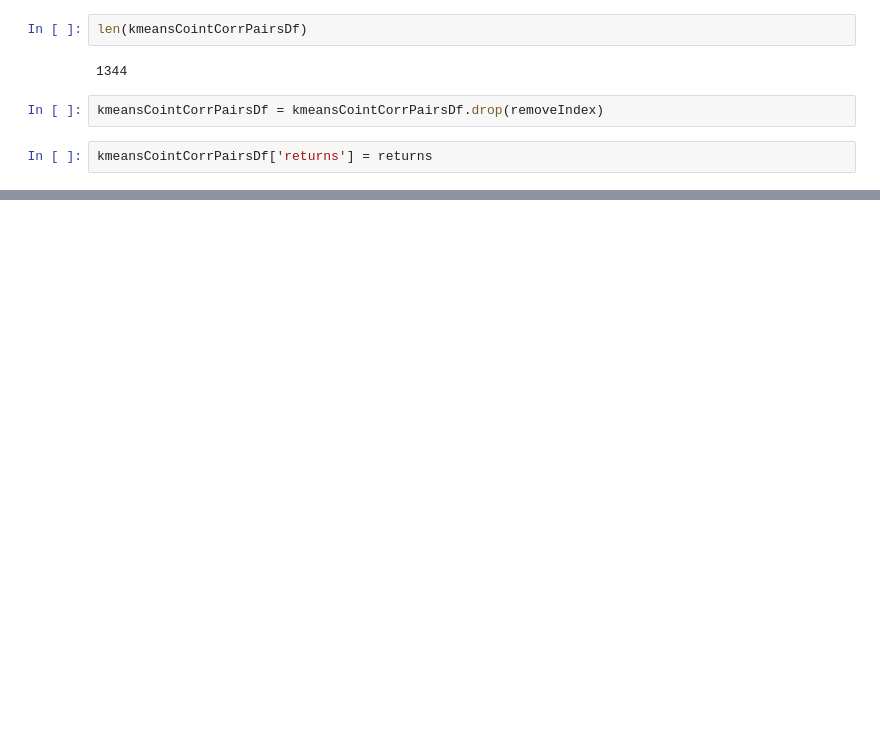
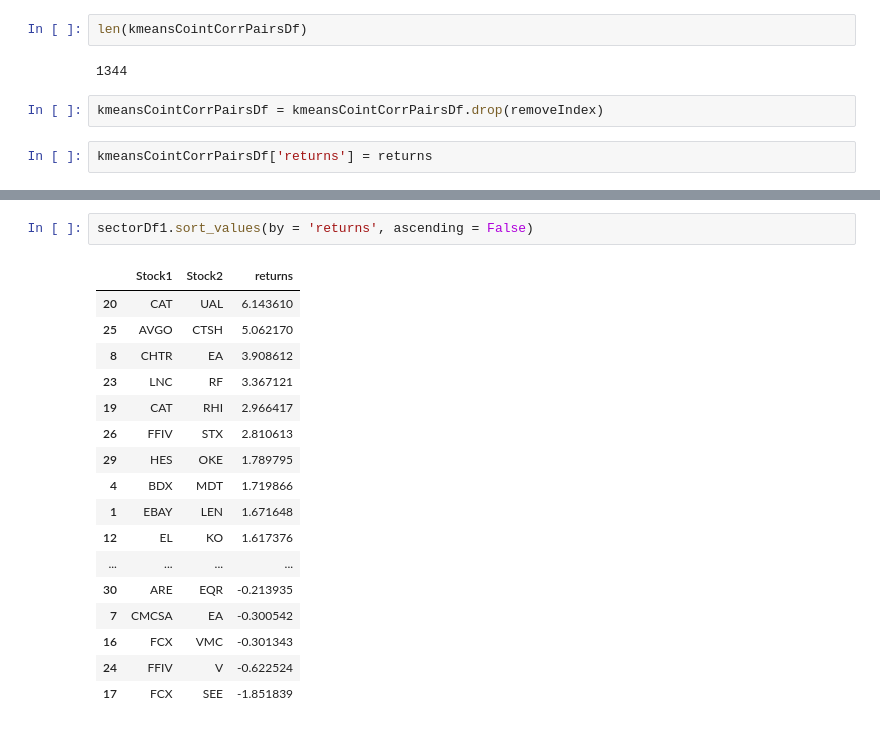
Before and after one commit to NandhithaR/PairsTrading, a Jupyter notebook: TradingSignal-KalmanFilter.ipynb, the cells around one changed output, grey strips where cells are left out. Cells and saved outputs as stored; diff of their text form; blank space fills up the shorter version.

```diff
--- a/TradingSignal-KalmanFilter.ipynb
+++ b/TradingSignal-KalmanFilter.ipynb
@@ -210,0 +380,20 @@ kmeansCointCorrPairsDf.sort_values(by = 'returns', ascending = False)
+# %%
+sectorDf1.sort_values(by = 'returns', ascending = False)
+# %% [output]
+|  | Stock1 | Stock2 | returns |
+| 20 | CAT | UAL | 6.143610 |
+| 25 | AVGO | CTSH | 5.062170 |
+| 8 | CHTR | EA | 3.908612 |
+| 23 | LNC | RF | 3.367121 |
+| 19 | CAT | RHI | 2.966417 |
+| 26 | FFIV | STX | 2.810613 |
+| 29 | HES | OKE | 1.789795 |
+| 4 | BDX | MDT | 1.719866 |
+| 1 | EBAY | LEN | 1.671648 |
+| 12 | EL | KO | 1.617376 |
+| ... | ... | ... | ... |
+| 30 | ARE | EQR | -0.213935 |
+| 7 | CMCSA | EA | -0.300542 |
+| 16 | FCX | VMC | -0.301343 |
+| 24 | FFIV | V | -0.622524 |
+| 17 | FCX | SEE | -1.851839 |
```
Also changed, not shown: parts of 29 cells of this notebook, 1 other file.
